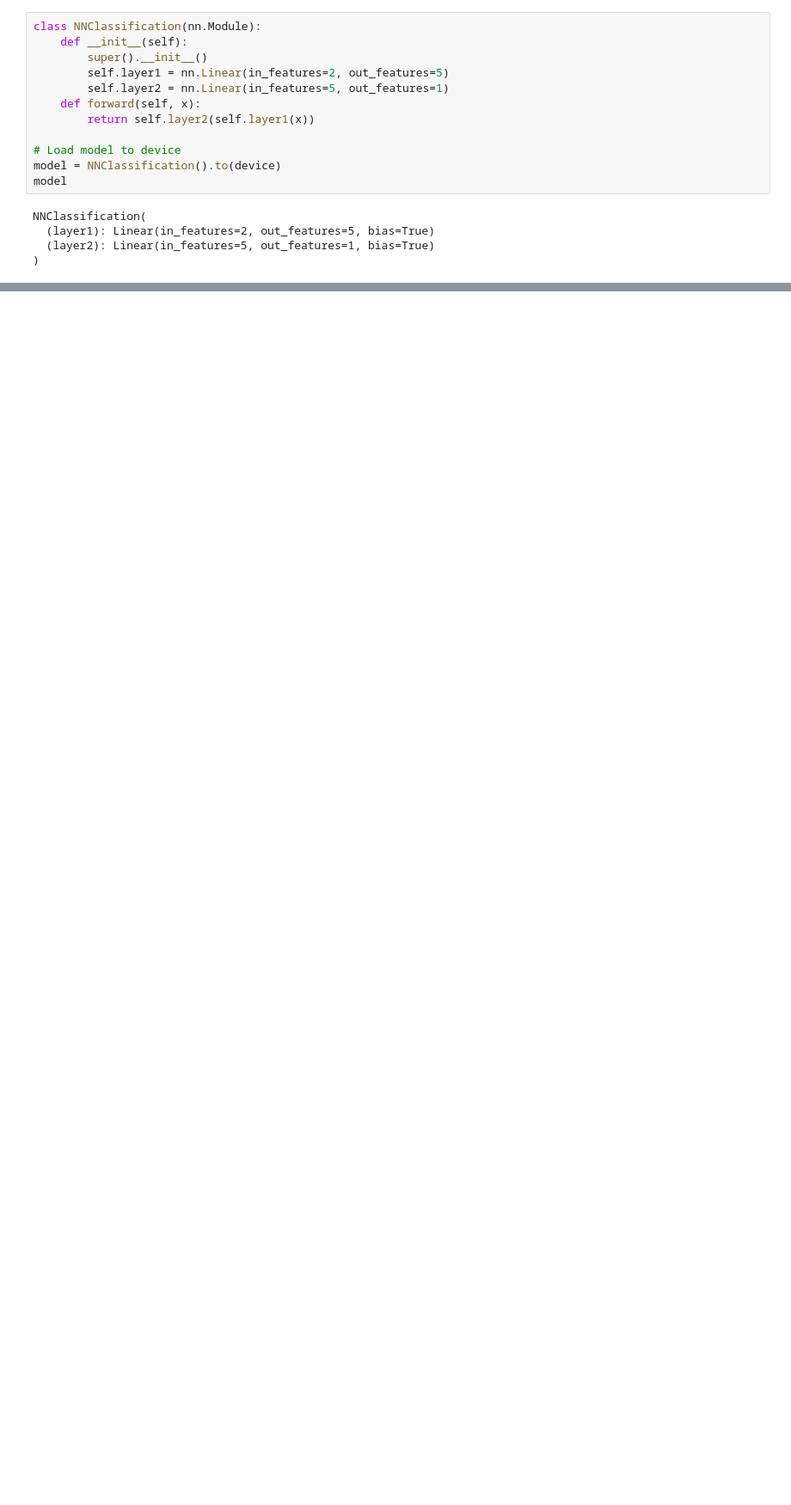
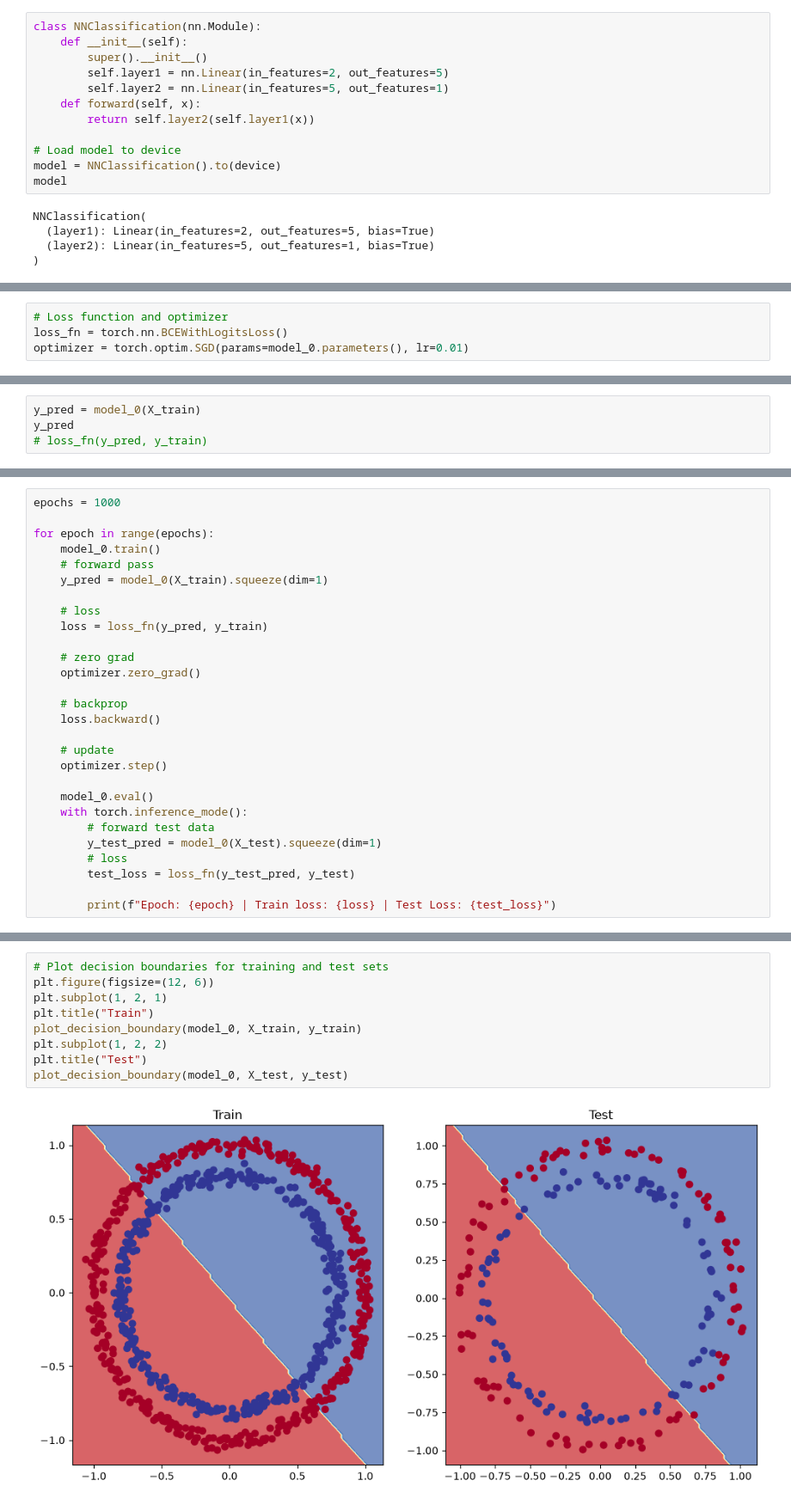
Before and after one commit to zintomvn/Research-Training, a Jupyter notebook: Pytorch/Labs/02_pytorch_classification.ipynb, the cells around one changed output, grey strips where cells are left out. Shown at 86% size. Drawn from its saved outputs; the diff is of its cells as text; blank space fills up the shorter version.

```diff
--- a/Pytorch/Labs/02_pytorch_classification.ipynb
+++ b/Pytorch/Labs/02_pytorch_classification.ipynb
@@ -193,0 +201,4 @@ NNClassification(
+# %%
+# Loss function and optimizer
+loss_fn = torch.nn.BCEWithLogitsLoss()
+optimizer = torch.optim.SGD(params=model_0.parameters(), lr=0.01)
@@ -193,0 +230,4 @@ NNClassification(
+# %%
+y_pred = model_0(X_train)
+y_pred
+# loss_fn(y_pred, y_train)
@@ -193,0 +252,28 @@ NNClassification(
+# %%
+epochs = 1000
+
+for epoch in range(epochs):
+    model_0.train()
+    # forward pass
+    y_pred = model_0(X_train).squeeze(dim=1)
+
+    # loss
+    loss = loss_fn(y_pred, y_train)
+
+    # zero grad
+    optimizer.zero_grad()
+
+    # backprop
+    loss.backward()
+
+    # update
+    optimizer.step()
+
+    model_0.eval()
+    with torch.inference_mode():
+        # forward test data
+        y_test_pred = model_0(X_test).squeeze(dim=1)
+        # loss
+        test_loss = loss_fn(y_test_pred, y_test)
+
+        print(f"Epoch: {epoch} | Train loss: {loss} | Test Loss: {test_loss}")
@@ -193,0 +316,11 @@ NNClassification(
+# %%
+# Plot decision boundaries for training and test sets
+plt.figure(figsize=(12, 6))
+plt.subplot(1, 2, 1)
+plt.title("Train")
+plot_decision_boundary(model_0, X_train, y_train)
+plt.subplot(1, 2, 2)
+plt.title("Test")
+plot_decision_boundary(model_0, X_test, y_test)
+# %% [output]
+[figure, added]
```
Also changed, not shown: parts of 36 cells of this notebook, 35 other files.
